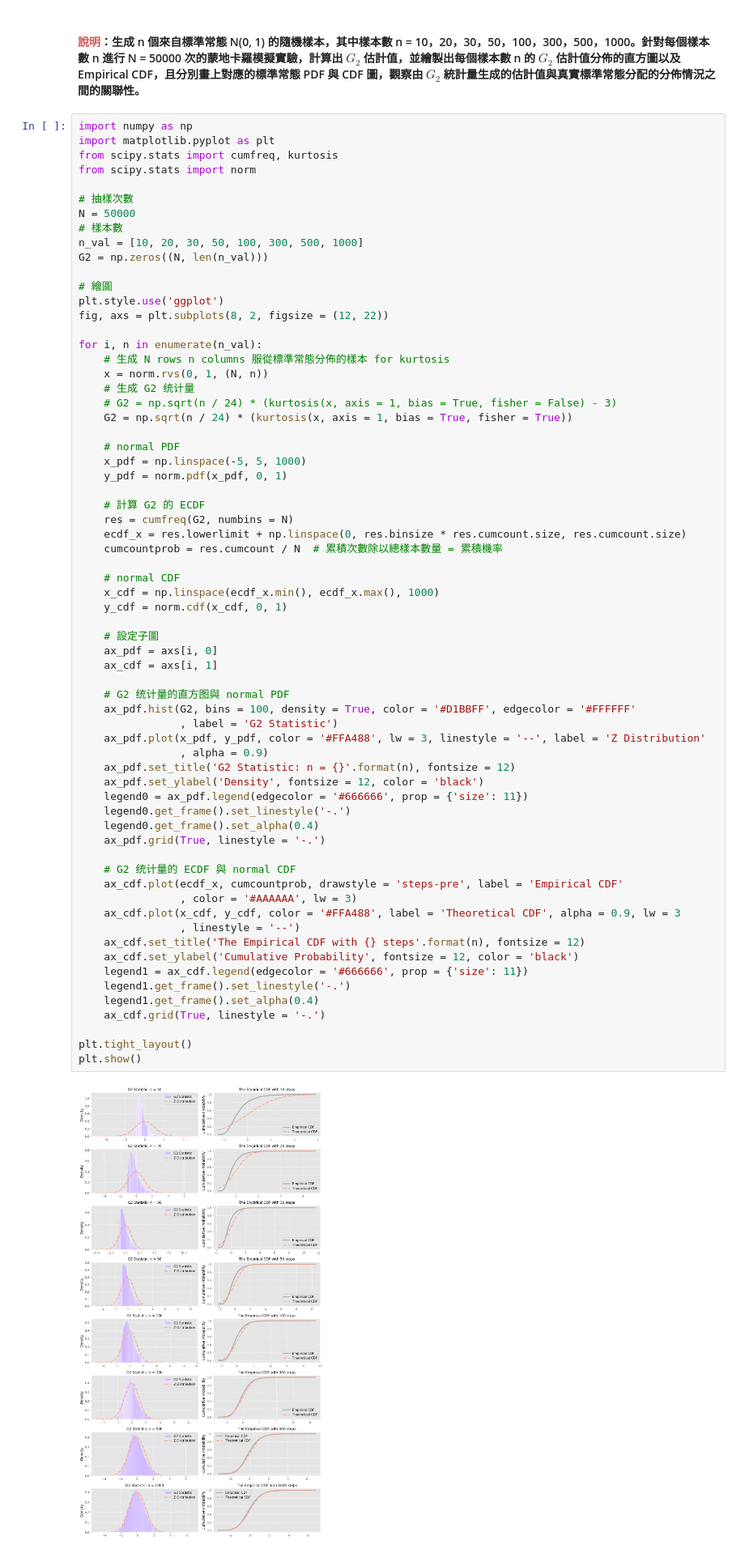
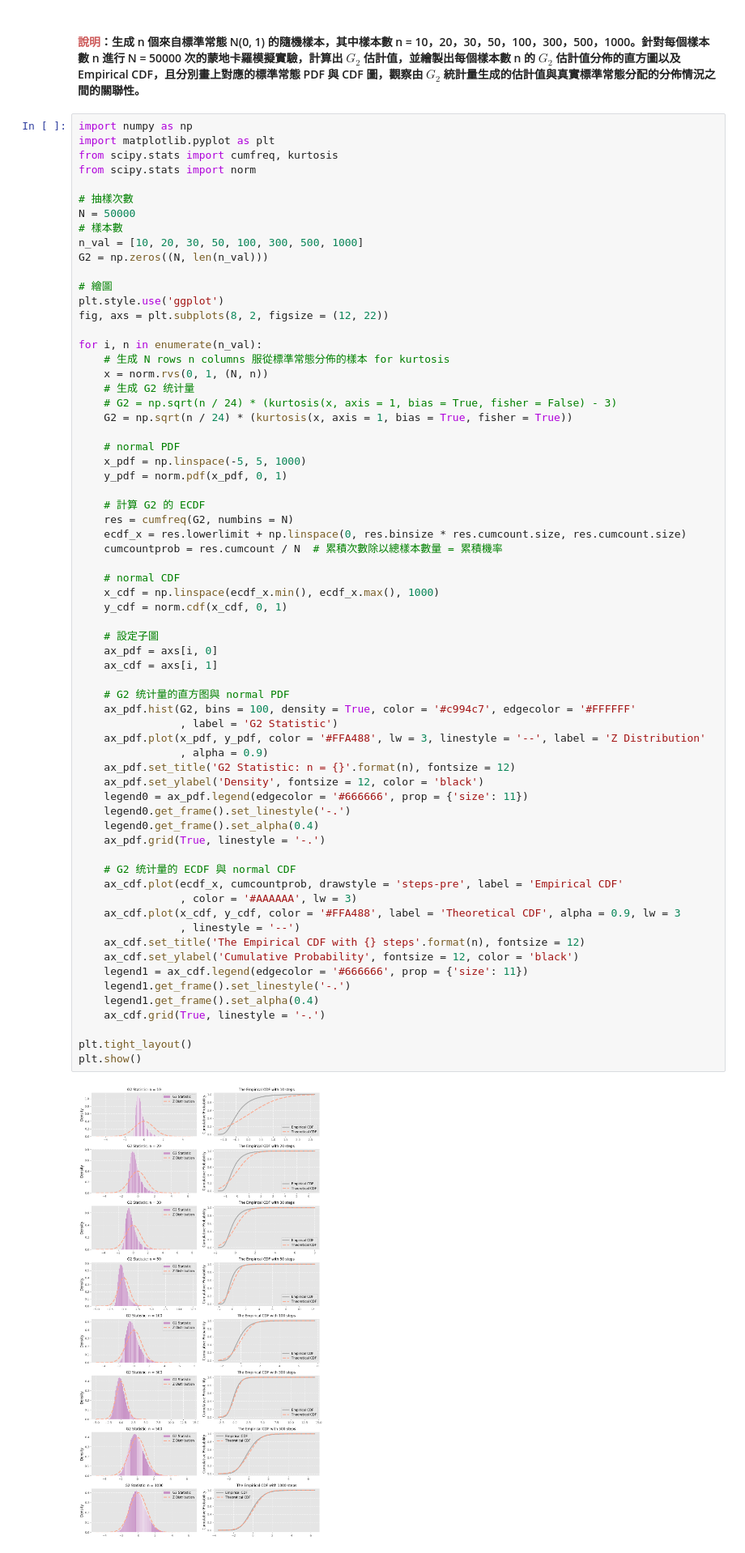
Before and after one commit to shengsia02/StatComp, a Jupyter notebook: hw4/StatComp_411078064_Monte_Carlo_Simulation.ipynb, the cells around one changed output. Shown at 81% size. Drawn from its saved outputs; the diff is of its cells as text.

```diff
--- a/hw4/StatComp_411078064_Monte_Carlo_Simulation.ipynb
+++ b/hw4/StatComp_411078064_Monte_Carlo_Simulation.ipynb
@@ -151,35 +151,35 @@ for i, n in enumerate(n_val):
     # 設定子圖
     ax_pdf = axs[i, 0]
     ax_cdf = axs[i, 1]
 
     # G2 统计量的直方图與 normal PDF
-    ax_pdf.hist(G2, bins = 100, density = True, color = '#D1BBFF', edgecolor = '#FFFFFF'
+    ax_pdf.hist(G2, bins = 100, density = True, color = '#c994c7', edgecolor = '#FFFFFF'
                 , label = 'G2 Statistic')
     ax_pdf.plot(x_pdf, y_pdf, color = '#FFA488', lw = 3, linestyle = '--', label = 'Z Distribution'
                 , alpha = 0.9)
     ax_pdf.set_title('G2 Statistic: n = {}'.format(n), fontsize = 12)
     ax_pdf.set_ylabel('Density', fontsize = 12, color = 'black')
     legend0 = ax_pdf.legend(edgecolor = '#666666', prop = {'size': 11})
     legend0.get_frame().set_linestyle('-.')
     legend0.get_frame().set_alpha(0.4)
     ax_pdf.grid(True, linestyle = '-.')
 
     # G2 统计量的 ECDF 與 normal CDF
     ax_cdf.plot(ecdf_x, cumcountprob, drawstyle = 'steps-pre', label = 'Empirical CDF'
                 , color = '#AAAAAA', lw = 3)
     ax_cdf.plot(x_cdf, y_cdf, color = '#FFA488', label = 'Theoretical CDF', alpha = 0.9, lw = 3
                 , linestyle = '--')
     ax_cdf.set_title('The Empirical CDF with {} steps'.format(n), fontsize = 12)
     ax_cdf.set_ylabel('Cumulative Probability', fontsize = 12, color = 'black')
     legend1 = ax_cdf.legend(edgecolor = '#666666', prop = {'size': 11})
     legend1.get_frame().set_linestyle('-.')
     legend1.get_frame().set_alpha(0.4)
     ax_cdf.grid(True, linestyle = '-.')
 
 plt.tight_layout()
 plt.show()
 # %% [output]
-[figure, old version]
+[figure, new version]
 # %% [markdown]
 ##### **<font color=cornflowerblue>注意事項與討論：</font>**
 
```
Also changed, not shown: parts of 6 cells of this notebook, 1 other file.
